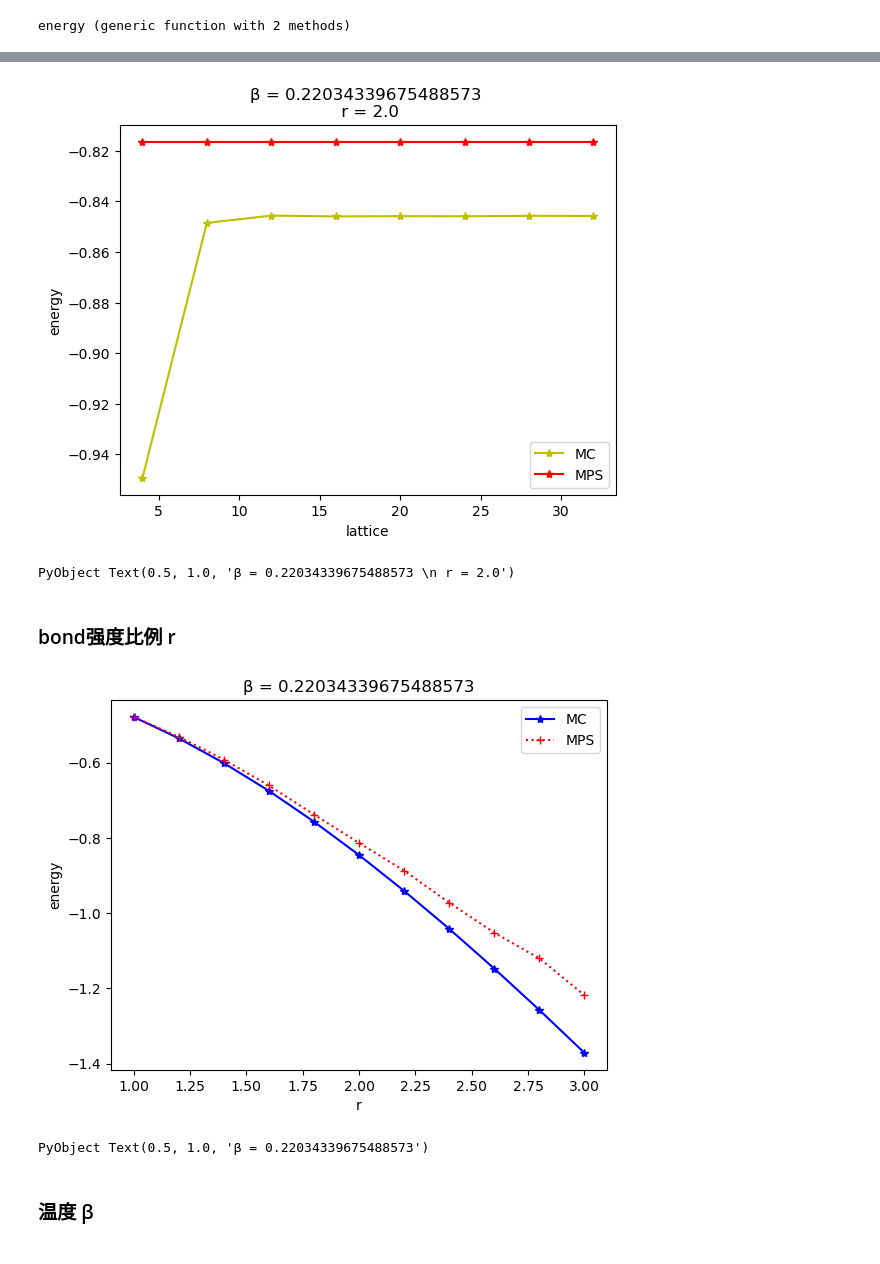
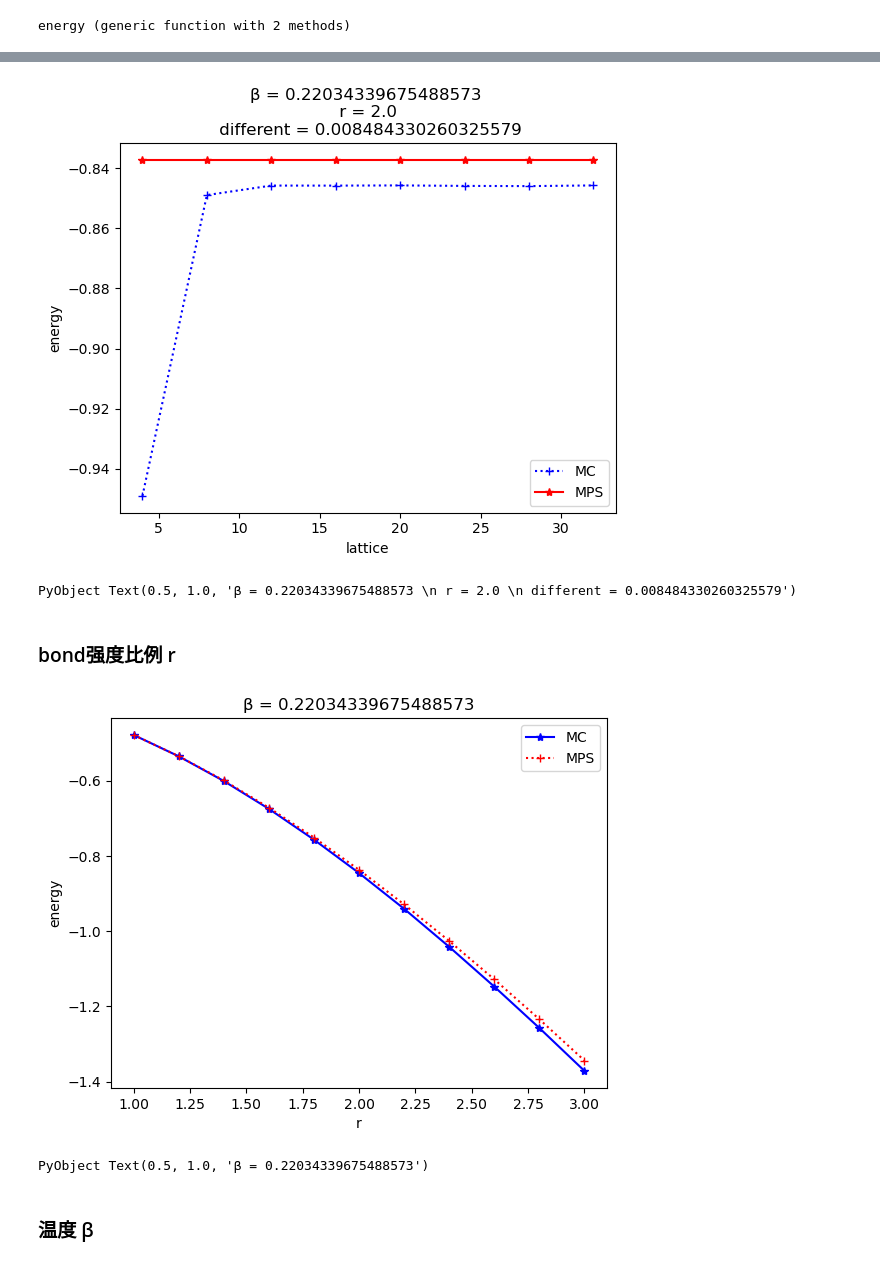
Before and after one commit to XingyuZhang2018/non-trivial-VUMPS, a Jupyter notebook: J1-J2-VUMPS.ipynb, the cells around one changed output, grey strips where cells are left out. Cells and saved outputs as stored; diff of their text form; code cells hidden in the pictures.

Commit message:
add ME3 and ME4 to compute energy

```diff
--- a/J1-J2-VUMPS.ipynb
+++ b/J1-J2-VUMPS.ipynb
@@ -70,11 +75,8 @@ classicalisingmpo (generic function with 1 method)
 #test
 βc = log(1+sqrt(2))/2
 β = 0.95*βc
-# D = 2
-# M = zeros(D,D,D,D,2)
-# ME = zeros(D,D,D,D,D,D,2)
-M1, M2, ME1, ME2 = classicalisingmpo(β; r = 1.0)
-@show norm(M1.-M2) norm(ME1.-ME2)
+M1, M2, ME1, ME2, ME3, ME4= classicalisingmpo(β; r = 1.0)
+@show norm(M1.-M2) norm(ME1.-ME2) norm(ME3.-ME4)
 # %% [output]
 norm(M1 .- M2) = 2.2887833992611187e-16
 norm(ME1 .- ME2) = 0.0
@@ -344,18 +384,30 @@ std(X5 ./ FL2) = 7.778189437902471e-13
 <img src="figure/15.png" width="50%">
 # %%
 # function to get energy
-function energy(M1, M2, ME1, ME2, AL1, AL2, C1, C2, AR1, AR2, FL1, FL2, FR1, FR2)
+function energy(M1, M2, ME1, ME2, ME3, ME4, AL1, AL2, C1, C2, AR1, AR2, FL1, FL2, FL3, FL4, FR1, FR2, FR3, FR4)
     @tensor AAC1[α,s1,s2,β] := AL1[α,s1,α']*C1[α',β']*AR2[β',s2,β]
     @tensor AAC2[α,s1,s2,β] := AL2[α,s1,α']*C2[α',β']*AR1[β',s2,β]
+    @tensor AC1[β,s,β'] := AL1[β,s,d1]*C1[d1,β']
+    @tensor AC2[β,s,β'] := AL2[β,s,d1]*C2[d1,β']
     @tensor Z21 = scalar(FL1[α,c,β]*AAC1[β,s1,s2,β']*M1[c,t1,d,s1]*
         M2[d,t2,c',s2]*FR2[β',c',α']*conj(AAC1[α,t1,t2,α']))
     @tensor Z22 = scalar(FL2[α,c,β]*AAC2[β,s1,s2,β']*M2[c,t1,d,s1]*
         M1[d,t2,c',s2]*FR1[β',c',α']*conj(AAC2[α,t1,t2,α']))
+    @tensor Z23 = scalar(FL3[α,a,b,β]*AC1[β,s,β']*M1[b,c,b',s]*
+        M1[a,s',a',c]*FR3[β',b',a',α']*conj(AC1[α,s',α']))
+    @tensor Z24 = scalar(FL4[α,a,b,β]*AC2[β,s,β']*M2[b,c,b',s]*
+        M2[a,s',a',c]*FR4[β',b',a',α']*conj(AC2[α,s',α']))
+
 #     @show Z21 Z22
     @tensor e2 = scalar(FL1[α,c,β]*AAC1[β,s1,s2,β']*ME2[c,t1,t2,c',s2,s1]*
         FR2[β',c',α']*conj(AAC1[α,t1,t2,α']) / Z21)
     @tensor e1 = scalar(FL2[α,c,β]*AAC2[β,s1,s2,β']*ME1[c,t1,t2,c',s2,s1]*
         FR1[β',c',α']*conj(AAC2[α,t1,t2,α']) / Z22)
-    return (3*e1+e2)/2
+    @tensor e3 = scalar(FL3[α,a,b,β]*AC1[β,s,β']*ME3[b,a,s',a',b',s]*
+        FR3[β',b',a',α']*conj(AC1[α,s',α']) / Z23)
+    @tensor e4 = scalar(FL4[α,a,b,β]*AC2[β,s,β']*ME4[b,a,s',a',b',s]*
+        FR4[β',b',a',α']*conj(AC2[α,s',α']) / Z24)
+    return (e1+e2+e3+e4)/2
+#     return e1,e2,e3,e4
 end
 # %% [output]
@@ -366,6 +418,8 @@ C1 = L1 * R2
 C2 = L2 * R1
 FR1 ./= @tensor scalar(FL2[c,b,a]*C1[a,a']*conj(C1[c,c'])*FR1[a',b,c'])
 FR2 ./= @tensor scalar(FL1[c,b,a]*C2[a,a']*conj(C2[c,c'])*FR2[a',b,c'])
-e = energy(M1, M2, ME1, ME2, AL1, AL2, C1, C2, AR1, AR2, FL1, FL2, FR1, FR2)
+# e1,e2,e3,e4 = energy(M1, M2, ME1, ME2, ME3, ME4, AL1, AL2, C1, C2, AR1, AR2, FL1, FL2, FL3, FL4, FR1, FR2, FR3, FR4)
+# @show norm(e1-e2),norm(e3-e4)
+e = energy(M1, M2, ME1, ME2, ME3, ME4, AL1, AL2, C1, C2, AR1, AR2, FL1, FL2, FL3, FL4, FR1, FR2, FR3, FR4)
 @show e
 # %% [output]
@@ -635,22 +699,22 @@ Threads.@threads for i=1:steps
     _, eMC[i] = MC(lattice,β,r,Int(1e4),Int(1e6))
 end
 
-M1, M2, ME1, ME2 = classicalisingmpo(β; r = r)
+M1, M2, ME1, ME2, ME3, ME4 = classicalisingmpo(β; r = r)
 D = 50
 Random.seed!(12345)
 A1 = randn(D, 2, D) + im*randn(D, 2, D)
 Random.seed!(12345)
 A2 = randn(D, 2, D) + im*randn(D, 2, D)
-λ1, λ2, AL1, AL2, C1, C2, AR1, AR2, FL1, FL2, FR1, FR2 =
-    vumps(A1,A2,M1,M2;tol = 1e-6,maxiter = 100)
-emps = energy(M1, M2, ME1, ME2, AL1, AL2, C1, C2, AR1, AR2, FL1, FL2, FR1, FR2)
-
+λ1, λ2, AL1, AL2, C1, C2, AR1, AR2, FL1, FL2, FL3, FL4, FR1, FR2, FR3, FR4 =
+    vumps(A1,A2,M1,M2;tol = 1e-8,maxiter = 100)
+eMPS = energy(M1, M2, ME1, ME2, ME3, ME4, AL1, AL2, C1, C2, AR1, AR2, FL1, FL2, FL3, FL4, FR1, FR2, FR3, FR4)
+different = abs(eMPS - eMC[steps])
 lattice = lB:ld:lE
-plot(lattice,eMC,"*-",color = "y",label = "MC")
-plot(lattice,real(fill(emps,steps,1)),"*-",color = "r",label = "MPS")
+plot(lattice,eMC,"+:",color = "b",label = "MC")
+plot(lattice,real(fill(eMPS,steps,1)),"*-",color = "r",label = "MPS")
 legend(loc="best")
 xlabel("lattice")
 ylabel("energy")
-title("β = $β \n r = $r")
+title("β = $β \n r = $r \n different = $different")
 # %% [output]
 Starting point has λL1 = 1.7363176214190643 ,λL2 =  1.736317621419052
@@ -676,5 +740,5 @@ Step 3:
-[figure, old version]
+[figure, new version]
-PyObject Text(0.5, 1.0, 'β = 0.22034339675488573 \n r = 2.0')
+PyObject Text(0.5, 1.0, 'β = 0.22034339675488573 \n r = 2.0 \n different = 0.008484330260325579')
 # %% [markdown]
 ### bond强度比例 r
 # %%
@@ -690,15 +754,15 @@ eMPS = zeros(steps,1)
 lattice = 32
 Threads.@threads for i=1:steps
     r = rB+ rd*(i-1);
-    M1, M2, ME1, ME2 = classicalisingmpo(β; r = r)
+    M1, M2, ME1, ME2, ME3, ME4 = classicalisingmpo(β; r = r)
     D = 50
     Random.seed!(12345)
     A1 = randn(D, 2, D) + im*randn(D, 2, D)
     Random.seed!(12345)
     A2 = randn(D, 2, D) + im*randn(D, 2, D)
-    λ1, λ2, AL1, AL2, C1, C2, AR1, AR2, FL1, FL2, FR1, FR2 =
-        vumps(A1,A2,M1,M2;test = false, tol = 1e-6,maxiter = 100)
-    eMPS[i] = real(energy(M1, M2, ME1, ME2, AL1, AL2, C1, C2, AR1, AR2, FL1, FL2, FR1, FR2))
+    λ1, λ2, AL1, AL2, C1, C2, AR1, AR2, FL1, FL2, FL3, FL4, FR1, FR2, FR3, FR4 =
+        vumps(A1,A2,M1,M2;test = false,tol = 1e-6,maxiter = 100)
+    eMPS[i] = real(energy(M1, M2, ME1, ME2, ME3, ME4, AL1, AL2, C1, C2, AR1, AR2, FL1, FL2, FL3, FL4, FR1, FR2, FR3, FR4))
     _, eMC[i] = MC(lattice,β,r,Int(1e4),Int(1e6))
 end
 r = rB:rd:rE
@@ -709,7 +773,7 @@ xlabel("r")
 ylabel("energy")
 title("β = $β")
 # %% [output]
-[figure, old version]
+[figure, new version]
 PyObject Text(0.5, 1.0, 'β = 0.22034339675488573')
 # %% [markdown]
 ### 温度 β
```
Also changed, not shown: parts of 13 cells of this notebook, 1 other file.
